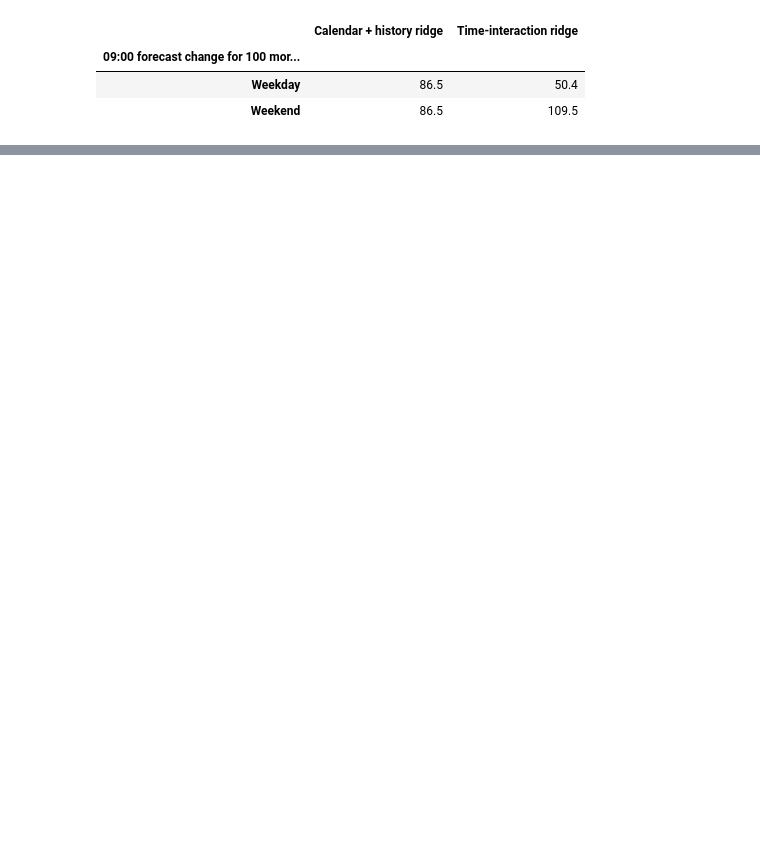
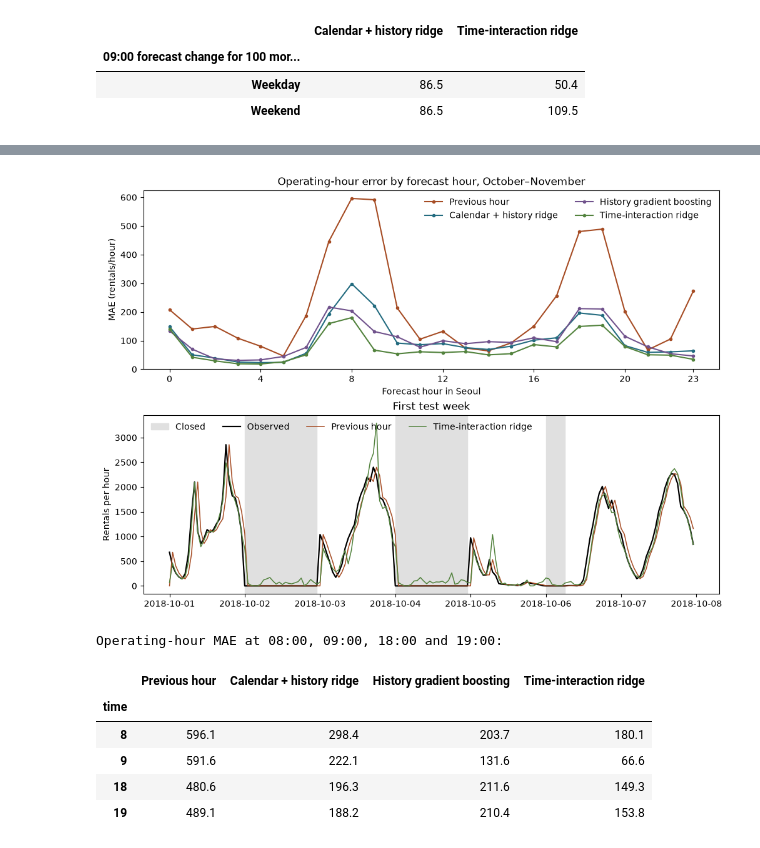
Before and after one commit to daidaibunny/258, a Jupyter notebook: seoul_bike_demand.ipynb, the cells around one changed output, grey strips where cells are left out. Cells and saved outputs as stored; diff of their text form; code cells hidden in the pictures; blank space fills up the shorter version.

```diff
--- a/seoul_bike_demand.ipynb
+++ b/seoul_bike_demand.ipynb
@@ -338,0 +408,20 @@ The remaining work and its owners are listed in the [team handoff](https://githu
+# %%
+operating = bikes["Functioning Day"].eq("Yes")
+reopened = operating & ~operating.shift(1, fill_value=True)
+open_holiday = operating & bikes["Holiday"].eq("Holiday")
+
+status = pd.Series("Other operating hours", index=test.index)
+status[open_holiday.loc[test.index]] = "Operating holiday"
+status[reopened.loc[test.index]] = "First hour after a closure"
+status[~operating.loc[test.index]] = "Closed"
+groups = ["Closed", "First hour after a closure", "Operating holiday", "Other operating hours"]
+group_hours = status.value_counts()
+
+status_mae = test_errors.groupby(status).mean().T[groups]
+status_mae.columns = [f"{group} ({group_hours[group]} h)" for group in groups]
+closed_days = test.index[status.eq("Closed")].normalize().unique()
+print("Closed dates:", ", ".join(closed_days.strftime("%d %b")))
+closed_share = test_errors[status.eq("Closed")].sum() / test_errors.sum()
+print("Share of each method's total absolute error from closed hours:")
+print(closed_share.map("{:.0%}".format).to_string())
+status_mae.round(1)
@@ -338,0 +453,50 @@ The remaining work and its owners are listed in the [team handoff](https://githu
+# %%
+shown = [
+    "Previous hour",
+    "Calendar + history ridge",
+    "History gradient boosting",
+    "Time-interaction ridge",
+]
+colors = dict(zip(shown, ["#a64c24", "#246c80", "#70528c", "#53833e"]))
+open_hours = status.ne("Closed")
+open_hourly_mae = test_errors.loc[open_hours, shown].groupby(test.index[open_hours].hour).mean()
+
+fig, (by_hour, trace) = plt.subplots(2, 1, figsize=(10, 7), constrained_layout=True)
+for name in shown:
+    by_hour.plot(
+        open_hourly_mae.index, open_hourly_mae[name], label=name, color=colors[name], marker="."
+    )
+by_hour.set(
+    title="Operating-hour error by forecast hour, October–November",
+    xlabel="Forecast hour in Seoul",
+    ylabel="MAE (rentals/hour)",
+)
+by_hour.set_xticks([0, 4, 8, 12, 16, 20, 23])
+by_hour.set_ylim(bottom=0)
+by_hour.legend(frameon=False, ncol=2)
+
+week = test.loc["2018-10-01":"2018-10-07"].index
+trace.fill_between(
+    week, 0, 1, where=~operating.loc[week], step="post", color="0.88",
+    transform=trace.get_xaxis_transform(), label="Closed",
+)
+trace.plot(week, test.loc[week, "rentals"], color="black", linewidth=1.6, label="Observed")
+for name in ["Previous hour", "Time-interaction ridge"]:
+    forecast = test_predictions.loc[week, name]
+    trace.plot(week, forecast, color=colors[name], linewidth=1.1, label=name)
+trace.set(title="First test week", ylabel="Rentals per hour")
+trace.legend(frameon=False, ncol=4, loc="upper left")
+plt.show()
+
+peak = [8, 9, 18, 19]
+print("Operating-hour MAE at 08:00, 09:00, 18:00 and 19:00:")
+open_hourly_mae.loc[peak].round(1)
+# %% [output]
+[figure, added]
+Operating-hour MAE at 08:00, 09:00, 18:00 and 19:00:
+|  | Previous hour | Calendar + history ridge | History gradient boosting | Time-interaction ridge |
+| time |  |  |  |  |
+| 8 | 596.1 | 298.4 | 203.7 | 180.1 |
+| 9 | 591.6 | 222.1 | 131.6 | 66.6 |
+| 18 | 480.6 | 196.3 | 211.6 | 149.3 |
+| 19 | 489.1 | 188.2 | 210.4 | 153.8 |
```
Also changed, not shown: parts of 17 cells of this notebook, 2 other files.
